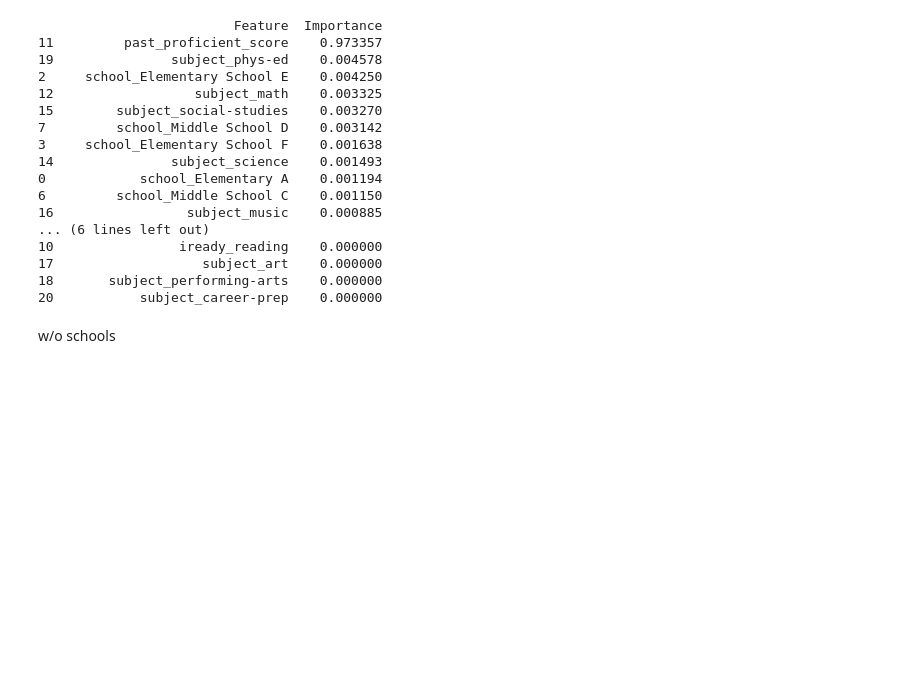
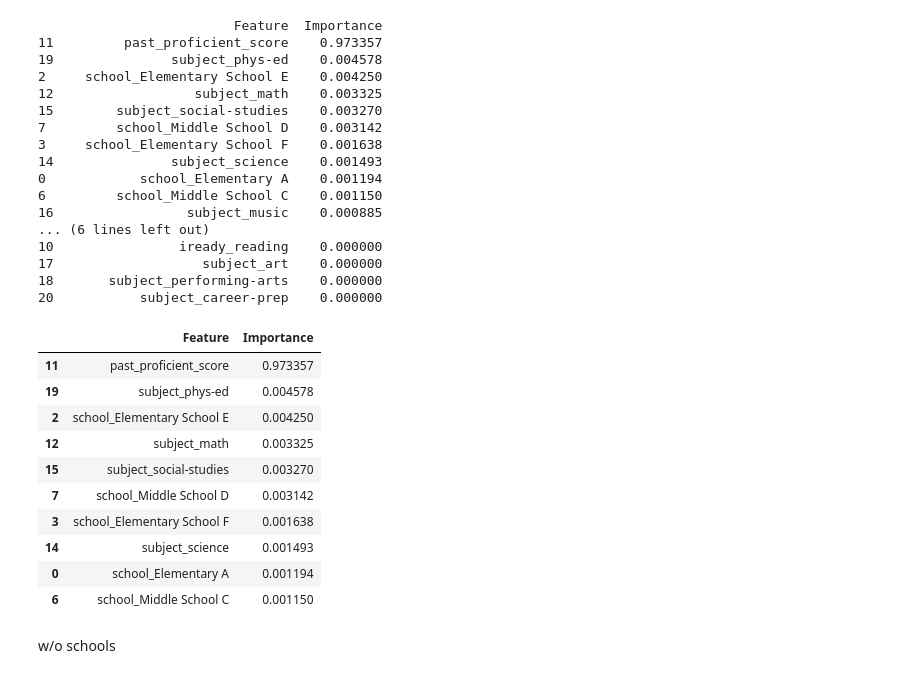
Before and after one commit to level-data-1a/predicting-proficiency, a Jupyter notebook: DecisionTree/ScantronMath_encoded.ipynb, the cells around one changed output. Drawn from its saved outputs; the diff is of its cells as text; code cells hidden in the pictures; blank space fills up the shorter version.

```diff
--- a/DecisionTree/ScantronMath_encoded.ipynb
+++ b/DecisionTree/ScantronMath_encoded.ipynb
@@ -214,6 +214,21 @@ print(importance_df)
 17                   subject_art    0.000000
 18       subject_performing-arts    0.000000
 20           subject_career-prep    0.000000
+# %%
+#top ten features
+importance_df.head(10)
+# %% [output]
+|  | Feature | Importance |
+| 11 | past_proficient_score | 0.973357 |
+| 19 | subject_phys-ed | 0.004578 |
+| 2 | school_Elementary School E | 0.004250 |
+| 12 | subject_math | 0.003325 |
+| 15 | subject_social-studies | 0.003270 |
+| 7 | school_Middle School D | 0.003142 |
+| 3 | school_Elementary School F | 0.001638 |
+| 14 | subject_science | 0.001493 |
+| 0 | school_Elementary A | 0.001194 |
+| 6 | school_Middle School C | 0.001150 |
 # %% [markdown]
 w/o schools
 # %%
```
Also changed, not shown: 2 other files.
